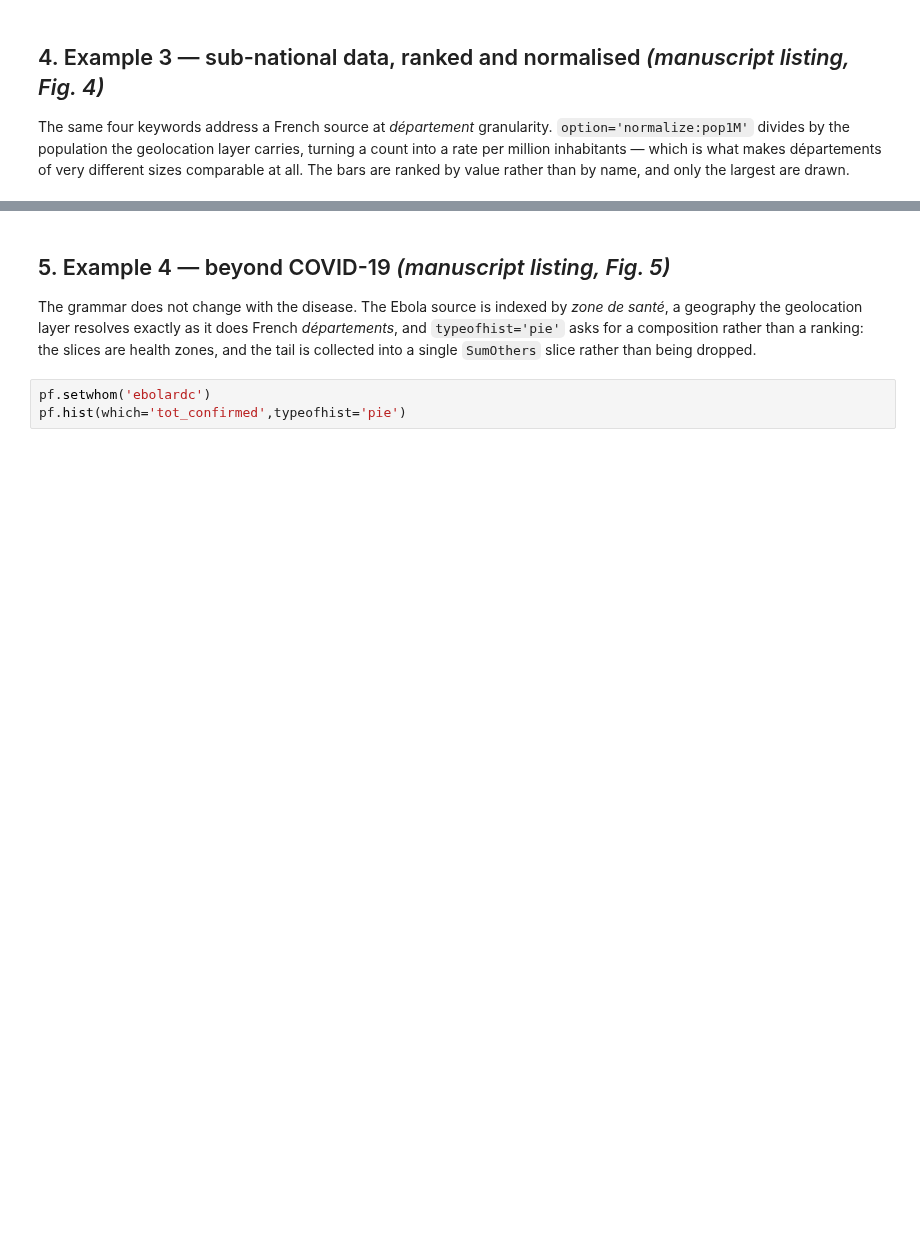
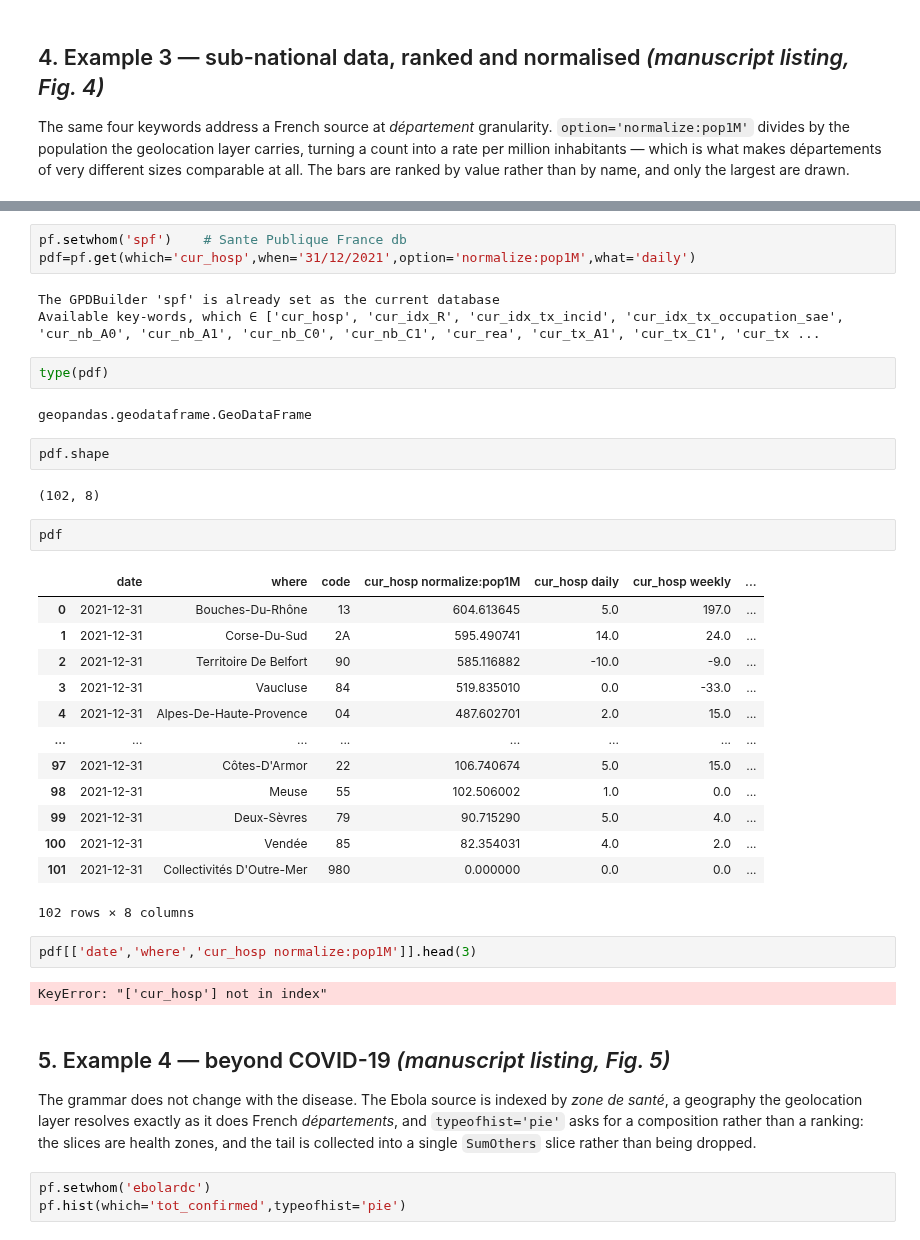
Before and after one commit to pyvoa/pyvoa, a Jupyter notebook: examples/notebooks/PaperExamples.ipynb, the cells around one changed output, grey strips where cells are left out. Saved outputs shown, nothing was run; the diff lists cells and outputs as text; blank space fills up the shorter version.

```diff
--- a/examples/notebooks/PaperExamples.ipynb
+++ b/examples/notebooks/PaperExamples.ipynb
@@ -224,3 +227,37 @@ Figure : paper/figures/fig4_hist_spf.pdf  has been saved
+# %%
+pf.setwhom('spf')    # Sante Publique France db
+pdf=pf.get(which='cur_hosp',when='31/12/2021',option='normalize:pop1M',what='daily')
+# %% [output]
+The GPDBuilder 'spf' is already set as the current database
+Available key-words, which ∈ ['cur_hosp', 'cur_idx_R', 'cur_idx_tx_incid', 'cur_idx_tx_occupation_sae', 'cur_nb_A0', 'cur_nb_A1', 'cur_nb_C0', 'cur_nb_C1', 'cur_rea', 'cur_tx_A1', 'cur_tx_C1', 'cur_tx ...
+# %%
+type(pdf)
+# %% [output]
+geopandas.geodataframe.GeoDataFrame
+# %%
+pdf.shape
+# %% [output]
+(102, 8)
+# %%
+pdf
+# %% [output]
+|  | date | where | code | cur_hosp normalize:pop1M | cur_hosp daily | cur_hosp weekly | ... |
+| 0 | 2021-12-31 | Bouches-Du-Rhône | 13 | 604.613645 | 5.0 | 197.0 | ... |
+| 1 | 2021-12-31 | Corse-Du-Sud | 2A | 595.490741 | 14.0 | 24.0 | ... |
+| 2 | 2021-12-31 | Territoire De Belfort | 90 | 585.116882 | -10.0 | -9.0 | ... |
+| 3 | 2021-12-31 | Vaucluse | 84 | 519.835010 | 0.0 | -33.0 | ... |
+| 4 | 2021-12-31 | Alpes-De-Haute-Provence | 04 | 487.602701 | 2.0 | 15.0 | ... |
+| ... | ... | ... | ... | ... | ... | ... | ... |
+| 97 | 2021-12-31 | Côtes-D'Armor | 22 | 106.740674 | 5.0 | 15.0 | ... |
+| 98 | 2021-12-31 | Meuse | 55 | 102.506002 | 1.0 | 0.0 | ... |
+| 99 | 2021-12-31 | Deux-Sèvres | 79 | 90.715290 | 5.0 | 4.0 | ... |
+| 100 | 2021-12-31 | Vendée | 85 | 82.354031 | 4.0 | 2.0 | ... |
+| 101 | 2021-12-31 | Collectivités D'Outre-Mer | 980 | 0.000000 | 0.0 | 0.0 | ... |
+102 rows × 8 columns
+# %%
+pdf[['date','where','cur_hosp normalize:pop1M']].head(3)
+# %% [output]
+KeyError: "['cur_hosp'] not in index"
 # %% [markdown]
 ## 5. Example 4 — beyond COVID-19 *(manuscript listing, Fig. 5)*
 
```
Also changed, not shown: parts of 7 cells of this notebook, 7 other files.
